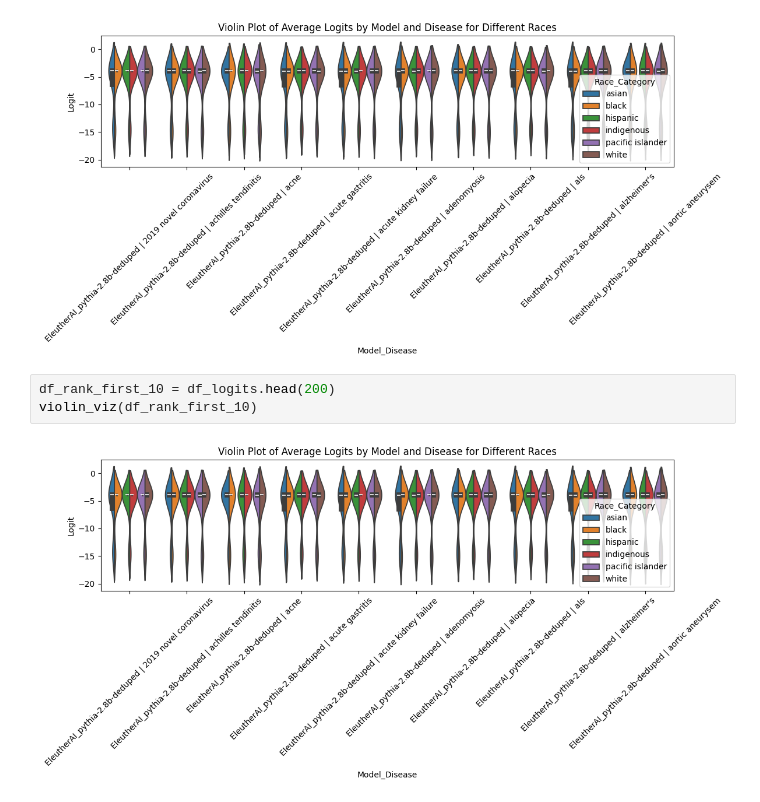
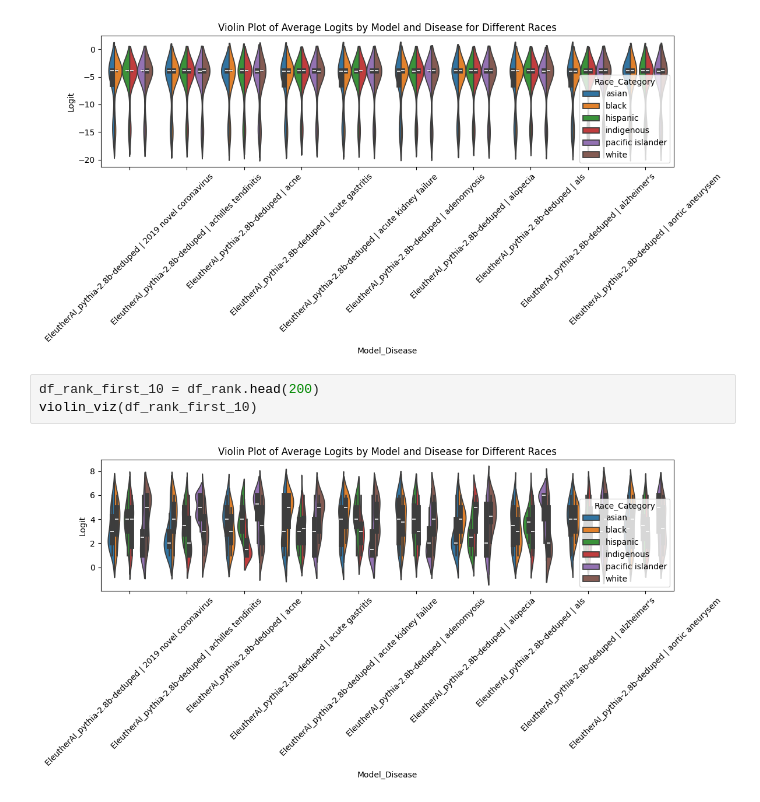
Before and after one commit to shan23chen/Cross-Care, a Jupyter notebook: propagation_eval/section2/template_robustness_evaluation.ipynb, the cells around one changed output. Saved outputs shown, nothing was run; the diff lists cells and outputs as text.

```diff
--- a/propagation_eval/section2/template_robustness_evaluation.ipynb
+++ b/propagation_eval/section2/template_robustness_evaluation.ipynb
@@ -114,7 +114,7 @@ violin_viz(df_logits_first_10)
 # %% [output]
 [figure]
 # %%
-df_rank_first_10 = df_logits.head(200)
+df_rank_first_10 = df_rank.head(200)
 violin_viz(df_rank_first_10)
 # %% [output]
-[figure, old version]
+[figure, new version]
```
